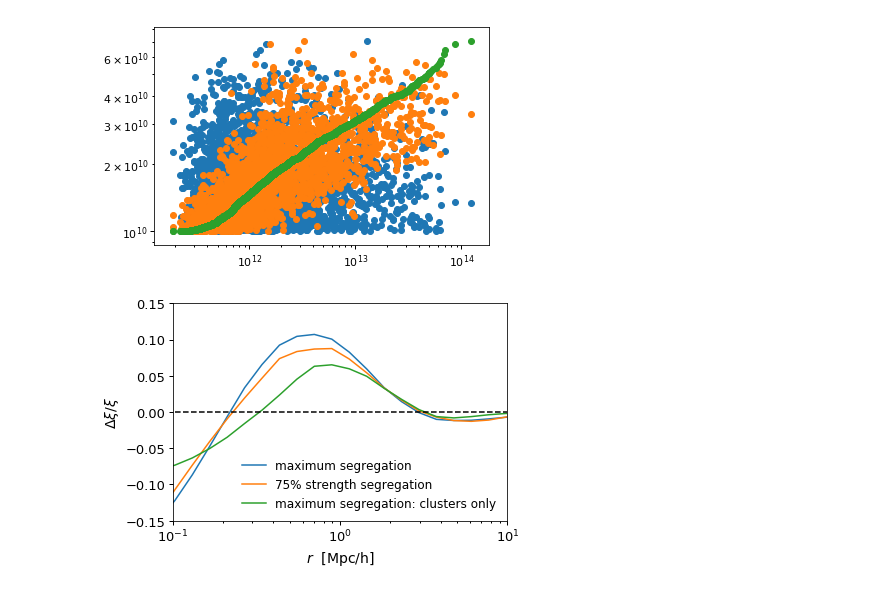
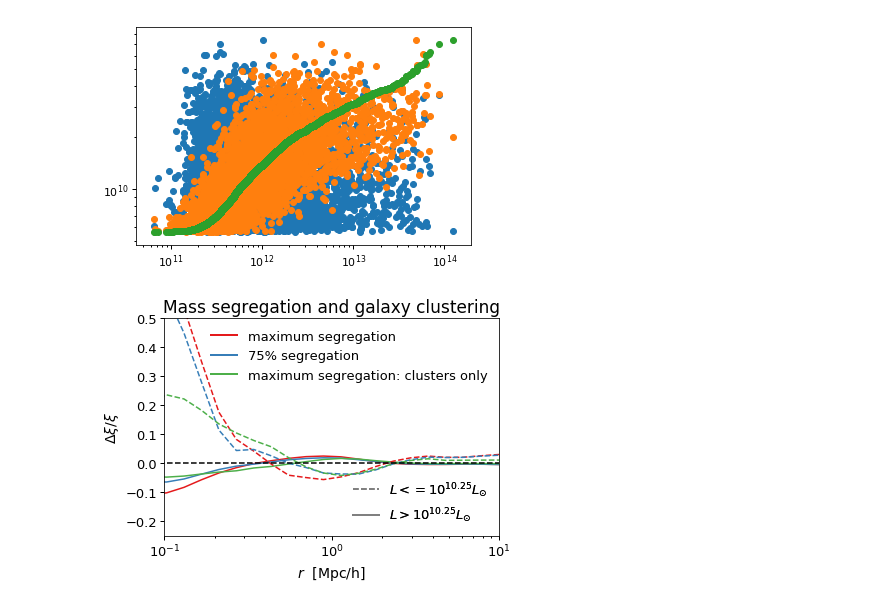
Before and after one commit to aphearin/segmass, a Jupyter notebook: segmass/develop_segmass_model.ipynb, the cells around one changed output. Drawn from its saved outputs; the diff is of its cells as text; code cells hidden in the pictures.

Commit message:
Updated notebook and plot - luminosity-dependence of results still make no sense as they are the opposite of what should be expected

```diff
--- a/segmass/develop_segmass_model.ipynb
+++ b/segmass/develop_segmass_model.ipynb
@@ -18,7 +18,7 @@ from halotools.empirical_models import SubhaloPhaseSpace
 logmmin, logmmax = 10.6, 15.2
 subocc_model = SubhaloPhaseSpace('satellites', np.logspace(logmmin, logmmax, 15))
 
-baseline_model = PrebuiltHodModelFactory('cacciato09')
+baseline_model = PrebuiltHodModelFactory('cacciato09', threshold=9.75)
 model = HodModelFactory(baseline_model_instance=baseline_model,
                        satellites_profile=subocc_model)
 
@@ -85,20 +88,18 @@ gals['new_luminosity3'] = segregated_luminosity.segregated_luminosities(gals, 0.
 # %%
 low_mhost, high_mhost = mhost_bins[10], mhost_bins[11]
 mask = (gals['halo_mvir_host_halo'] >= low_mhost) & (gals['halo_mvir_host_halo'] < high_mhost)
 satmask = mask*(gals['gal_type'] == 'satellites')
 sample = gals[satmask]
-
-new_luminosity = result[satmask]
 
 fig, ax = plt.subplots(1, 1)
 
 __=ax.loglog()
 
 __=ax.scatter(sample['halo_mpeak'], sample['luminosity'])
 __=ax.scatter(sample['halo_mpeak'], sample['new_luminosity2'])
 __=ax.scatter(sample['halo_mpeak'], sample['new_luminosity1'])
 # %% [output]
-[figure, old version]
+[figure, new version]
 # %%
 from halotools.mock_observables import tpcf, return_xyz_formatted_array
 # %%
@@ -133,7 +156,7 @@ fig, ax = plt.subplots(1, 1)
 
 xscale = ax.set_xscale('log')
 xlim = ax.set_xlim(xmin = 0.1, xmax=10)
-ylim = ax.set_ylim(ymin=-0.15, ymax=0.15)
+ylim = ax.set_ylim(ymin=-0.25, ymax=0.5)
 
 ax.tick_params(axis='x', length=4, width=1, which='major')
 ax.tick_params(axis='x', length=2, width=1, which='minor')
@@ -141,17 +164,37 @@ ax.tick_params(axis='y', length=4, width=1, which='major')
 ax.tick_params(axis='y', length=2, width=1, which='minor')
 plt.xticks(fontsize=13); plt.yticks(fontsize=13)
 
-__=ax.plot(rmids, fracdiff1_smooth, label='maximum segregation')
-__=ax.plot(rmids, fracdiff2_smooth, label='75% strength segregation')
-__=ax.plot(rmids, fracdiff3_smooth, label='maximum segregation: clusters only')
+__=ax.plot(rmids, fracdiff1a_smooth, label='maximum segregation', color=red)
+__=ax.plot(rmids, fracdiff2a_smooth, label='75% strength segregation', color=blue)
+__=ax.plot(rmids, fracdiff3a_smooth, label='maximum segregation: clusters only', color=green)
+
+__=ax.plot(rmids, fracdiff1b_smooth, '--', color=red)
+__=ax.plot(rmids, fracdiff2b_smooth, '--', color=blue)
+__=ax.plot(rmids, fracdiff3b_smooth, '--', color=green)
+
 __=ax.plot(np.logspace(-2, 2, 100), np.zeros(100), '--', color='k')
 
 
 xlabel = ax.set_xlabel(r'$r$  [Mpc/h]', size=14)
 ylabel = ax.set_ylabel(r'$\Delta\xi / \xi$', size=14)
-legend = ax.legend(loc='best', fontsize=12)
+# legend = ax.legend(loc='best', fontsize=12)
 
+red_line = mlines.Line2D([], [], ls = '-', c=red, linewidth=2, label='maximum segregation')
+blue_line = mlines.Line2D([], [], ls = '-', c=blue, linewidth=2, label='75% segregation')
+green_line = mlines.Line2D([], [], ls = '-', c=green, linewidth=2, label='maximum segregation: clusters only')
+first_legend = plt.legend(handles=[red_line, blue_line, green_line],
+                          loc='upper right', fontsize=13)
+ax.add_artist(first_legend)
+
+solid_line = mlines.Line2D([], [], ls = '-', c='gray', linewidth=2, label=r'$L > 10^{10.25}L_{\odot}$')
+dashed_line = mlines.Line2D([], [], ls = '--', c='gray', linewidth=2, label=r'$L <= 10^{10.25}L_{\odot}$')
+
+second_legend = plt.legend(handles=[dashed_line, solid_line],
+                          loc='lower right', fontsize=13)
+ax.add_artist(second_legend)
+
+title = ax.set_title('Mass segregation and galaxy clustering', size=17)
 fig.savefig('mass_segregation_variations.pdf',
             bbox_extra_artists=[xlabel, ylabel], bbox_inches='tight')
 # %% [output]
-[figure, old version]
+[figure, new version]
```
Also changed, not shown: parts of 9 cells of this notebook, 1 other file.
